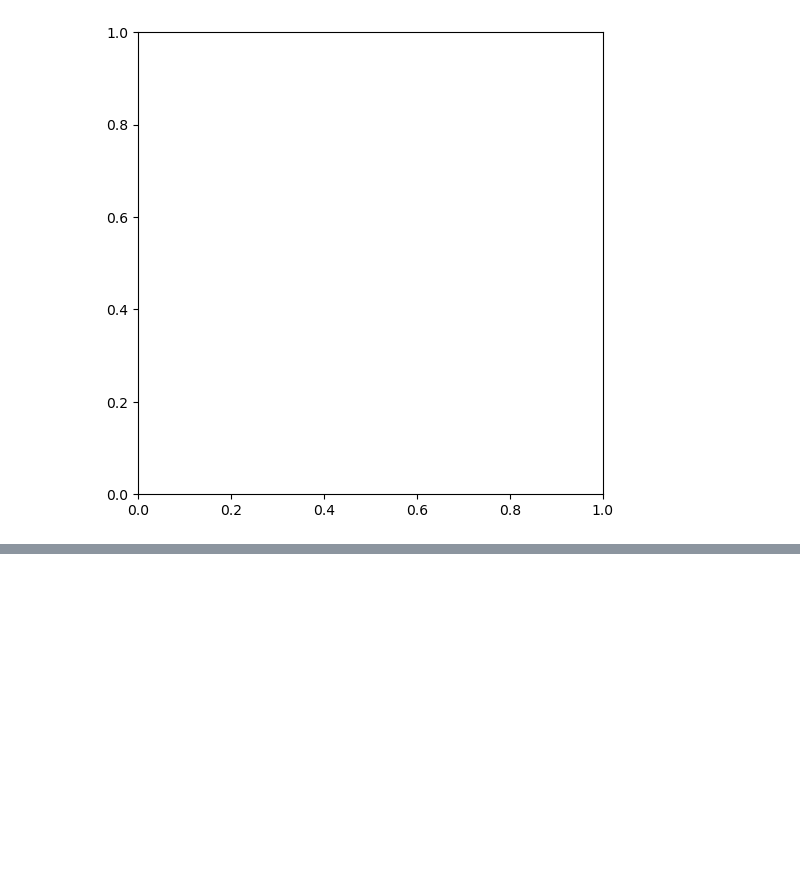
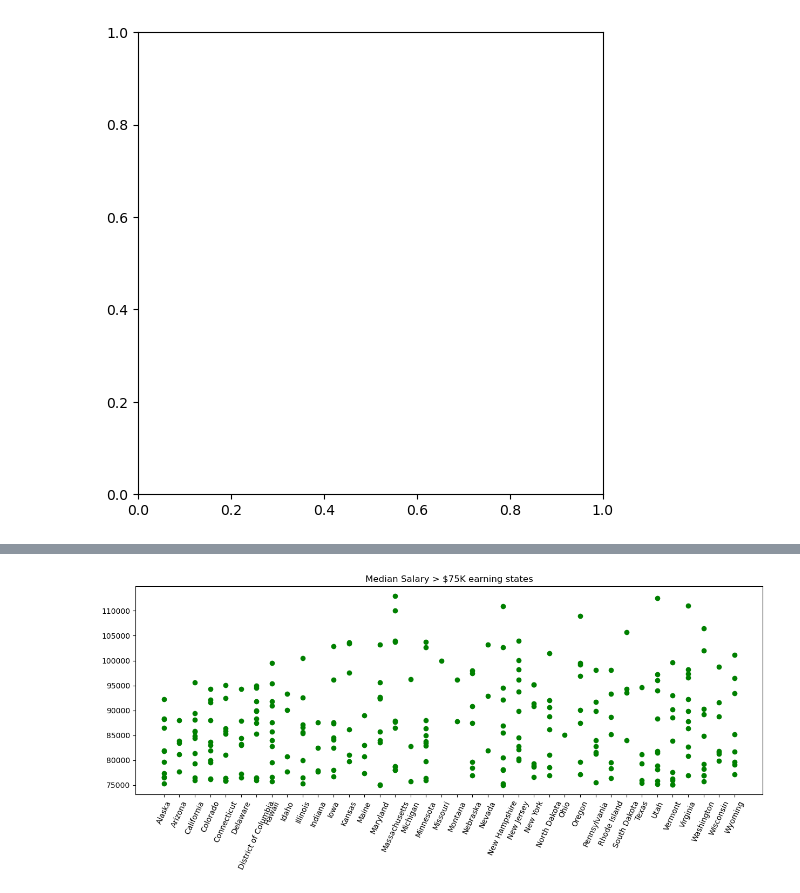
Before and after one commit to OBULI20/nss_capstone, a Jupyter notebook: notebook/Housing.ipynb, the cells around one changed output, grey strips where cells are left out. Saved outputs shown, nothing was run; the diff lists cells and outputs as text; code cells hidden in the pictures; blank space fills up the shorter version.

```diff
--- a/notebook/Housing.ipynb
+++ b/notebook/Housing.ipynb
@@ -689,0 +706,3 @@ plt.show()
+# %%
+income_75k=income[income.income>75000]
+income_75k.sort_values('name')
@@ -689,0 +729,8 @@ plt.show()
+# %%
+plt.figure(figsize=(15,5))
+plt.scatter(income_75k.name.sort_values(),income_75k.income,color='green')
+plt.xticks(rotation=65)
+plt.title('Median Salary > $75K earning states')
+plt.show()
+# %% [output]
+[figure, added]
```
Also changed, not shown: parts of 26 cells of this notebook, 3 other files.
